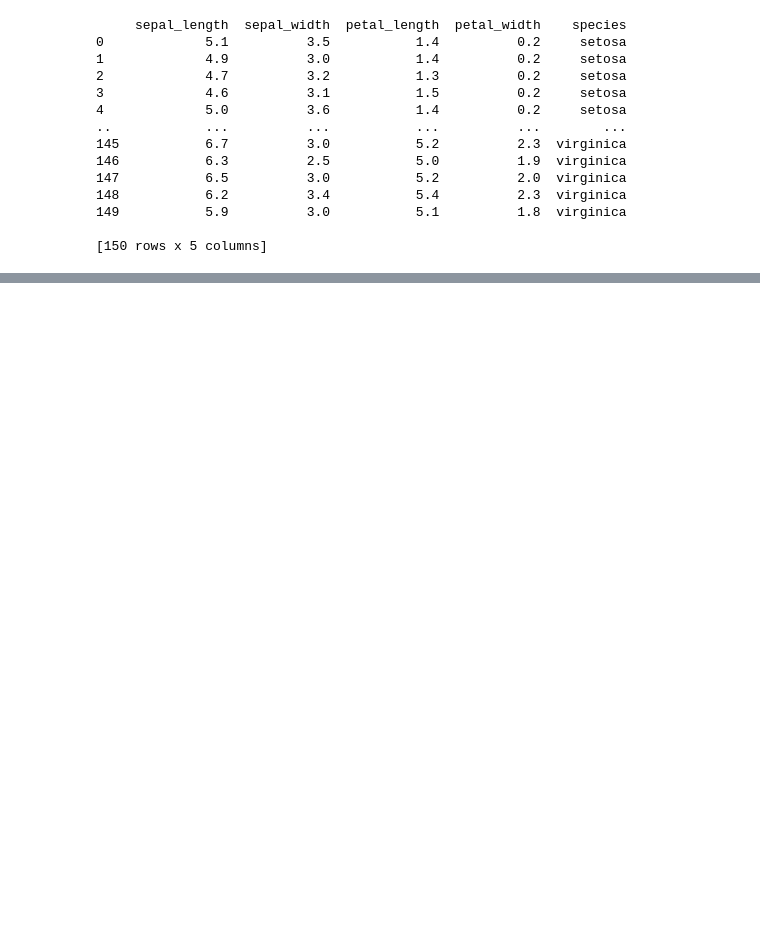
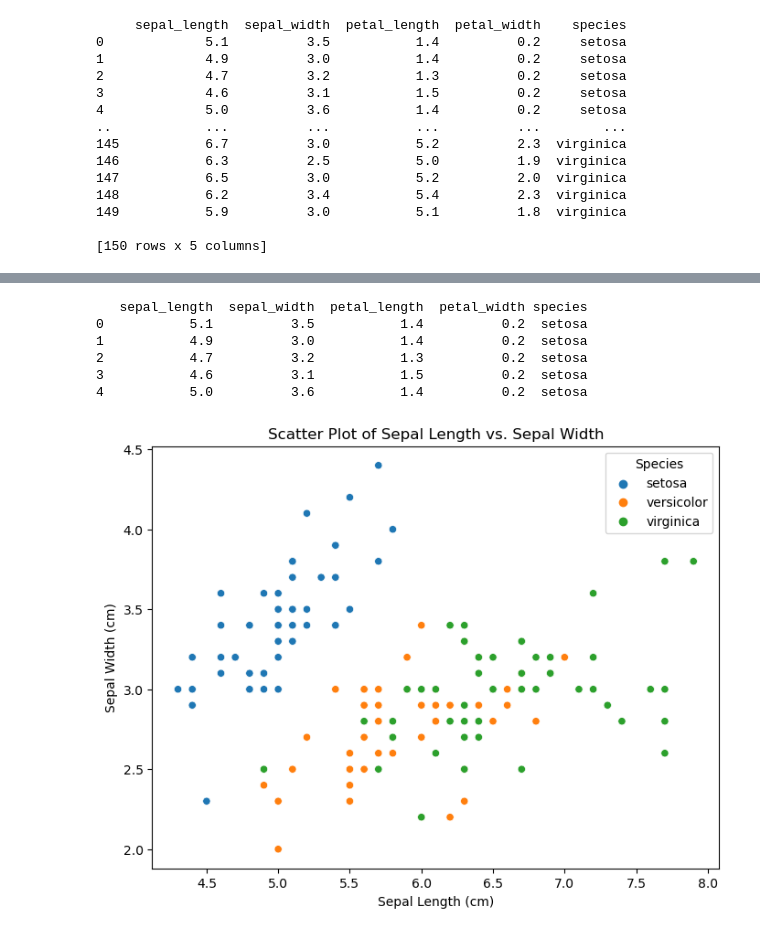
Before and after one commit to murhussain/pandas-analytics-fundamentals, a Jupyter notebook: pandas-import-analysis.ipynb, the cells around one changed output, grey strips where cells are left out. Saved outputs shown, nothing was run; the diff lists cells and outputs as text; code cells hidden in the pictures; blank space fills up the shorter version.

Commit message:
Plotting data frame on scatter diagram

```diff
--- a/pandas-import-analysis.ipynb
+++ b/pandas-import-analysis.ipynb
@@ -27,0 +45,20 @@ AttributeError: 'DataFrame' object has no attribute 'isNull'
+# %%
+print(iris_df.head())
+# %% [output]
+   sepal_length  sepal_width  petal_length  petal_width species
+0           5.1          3.5           1.4          0.2  setosa
+1           4.9          3.0           1.4          0.2  setosa
+2           4.7          3.2           1.3          0.2  setosa
+3           4.6          3.1           1.5          0.2  setosa
+4           5.0          3.6           1.4          0.2  setosa
+# %%
+# Create a scatter plot
+plt.figure(figsize=(8, 6))
+sns.scatterplot(x='sepal_length', y='sepal_width', data=iris_df, hue='species')
+plt.title('Scatter Plot of Sepal Length vs. Sepal Width')
+plt.xlabel('Sepal Length (cm)')
+plt.ylabel('Sepal Width (cm)')
+plt.legend(title='Species')
+plt.show()
+# %% [output]
+[figure, added]
```
Also changed, not shown: parts of 2 cells of this notebook.
